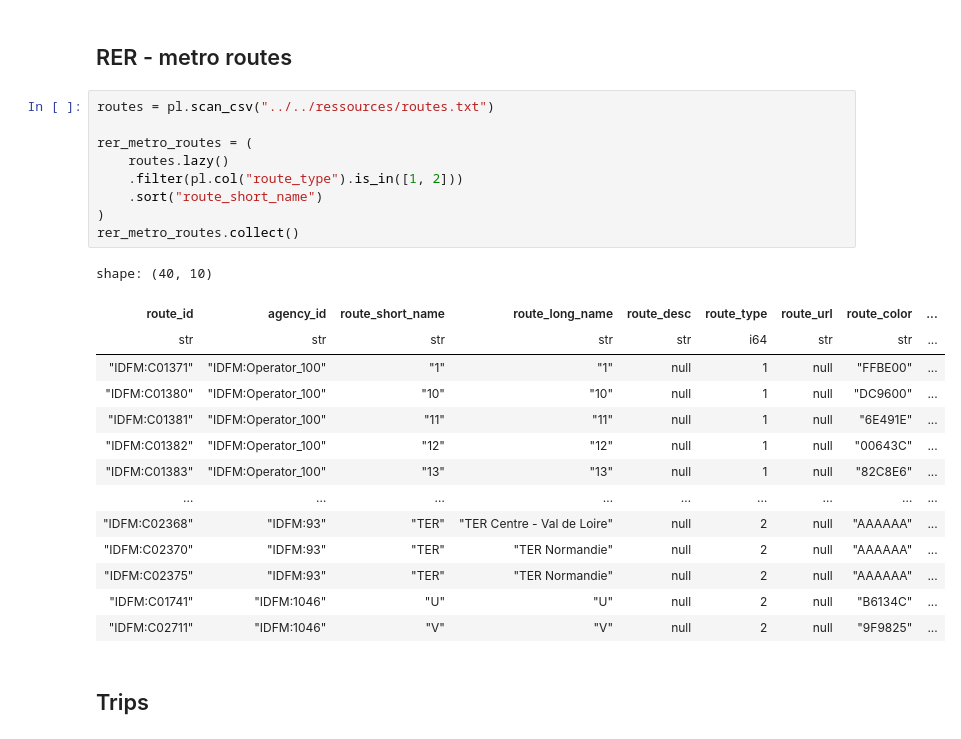
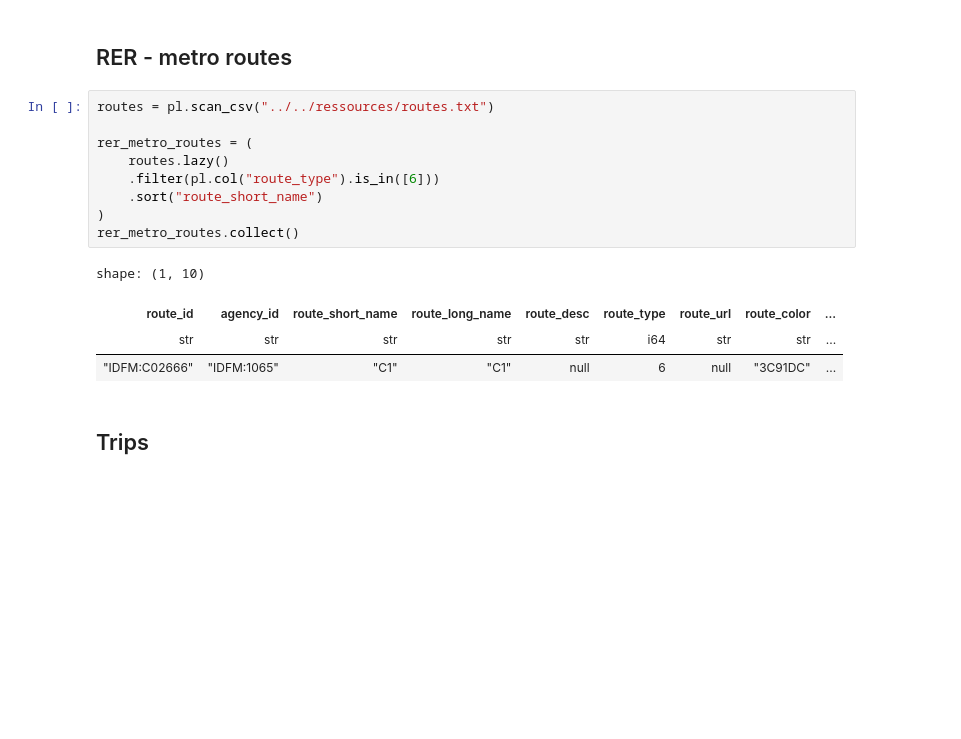
Before and after one commit to Rythwin23/Hermes, a Jupyter notebook: backend/apps/ingestion/referentials.ipynb, the cells around one changed output. Saved outputs shown, nothing was run; the diff lists cells and outputs as text; blank space fills up the shorter version.

```diff
--- a/backend/apps/ingestion/referentials.ipynb
+++ b/backend/apps/ingestion/referentials.ipynb
@@ -121,27 +127,17 @@ shape: (15_393, 4)
 # %%
 routes = pl.scan_csv("../../ressources/routes.txt")
 
 rer_metro_routes = (
     routes.lazy()
-    .filter(pl.col("route_type").is_in([1, 2]))
+    .filter(pl.col("route_type").is_in([6]))
     .sort("route_short_name")
 )
 rer_metro_routes.collect()
 # %% [output]
-shape: (40, 10)
+shape: (1, 10)
 | route_id | agency_id | route_short_name | route_long_name | route_desc | route_type | route_url | route_color | ... |
 | str | str | str | str | str | i64 | str | str | ... |
-| "IDFM:C01371" | "IDFM:Operator_100" | "1" | "1" | null | 1 | null | "FFBE00" | ... |
-| "IDFM:C01380" | "IDFM:Operator_100" | "10" | "10" | null | 1 | null | "DC9600" | ... |
-| "IDFM:C01381" | "IDFM:Operator_100" | "11" | "11" | null | 1 | null | "6E491E" | ... |
-| "IDFM:C01382" | "IDFM:Operator_100" | "12" | "12" | null | 1 | null | "00643C" | ... |
-| "IDFM:C01383" | "IDFM:Operator_100" | "13" | "13" | null | 1 | null | "82C8E6" | ... |
-| … | … | … | … | … | … | … | … | ... |
-| "IDFM:C02368" | "IDFM:93" | "TER" | "TER Centre - Val de Loire" | null | 2 | null | "AAAAAA" | ... |
-| "IDFM:C02370" | "IDFM:93" | "TER" | "TER Normandie" | null | 2 | null | "AAAAAA" | ... |
-| "IDFM:C02375" | "IDFM:93" | "TER" | "TER Normandie" | null | 2 | null | "AAAAAA" | ... |
-| "IDFM:C01741" | "IDFM:1046" | "U" | "U" | null | 2 | null | "B6134C" | ... |
-| "IDFM:C02711" | "IDFM:1046" | "V" | "V" | null | 2 | null | "9F9825" | ... |
+| "IDFM:C02666" | "IDFM:1065" | "C1" | "C1" | null | 6 | null | "3C91DC" | ... |
 # %% [markdown]
 ## Trips
 # %%
```
Also changed, not shown: parts of 13 cells of this notebook, 13 other files.
